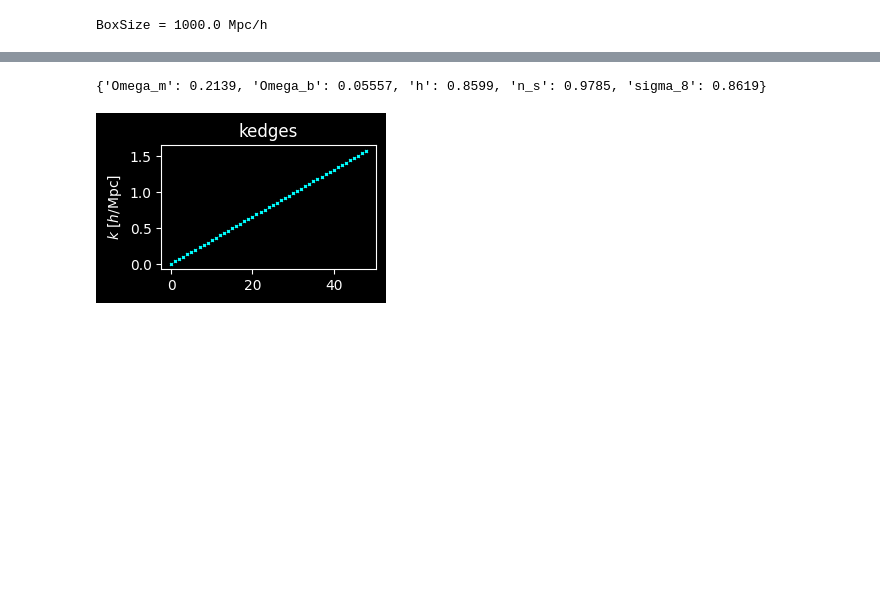
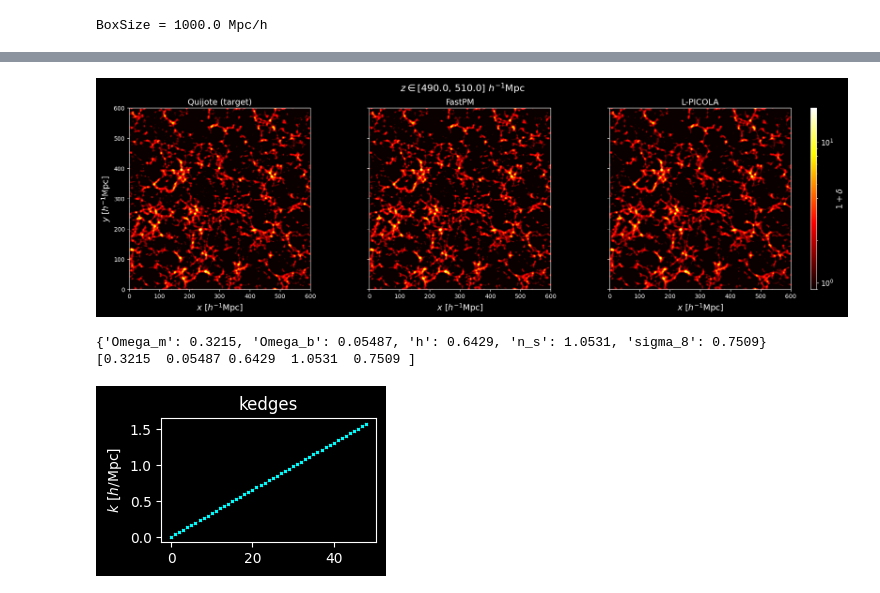
Before and after one commit to anirbanbairagi/Power-Spectrum-Change-Under-Gradient-Perturbation, a Jupyter notebook: DM_Q_case_only_fastpm.ipynb, the cells around one changed output, grey strips where cells are left out. Cells and saved outputs as stored; diff of their text form; code cells hidden in the pictures; blank space fills up the shorter version.

Commit message:
new notebook for set test plots

```diff
--- a/DM_Q_case_only_fastpm.ipynb
+++ b/DM_Q_case_only_fastpm.ipynb
@@ -424,3 +424,6 @@ pos_pm = infile['1/Position'][:]  # comoving positions [Mpc/h]
 #vel = infile['1/Velocity'][:]  # physical velocities [km/s]
 # %% [output]
 BoxSize = 1000.0 Mpc/h
+# %%
+lpicola_path = "/work/hdd/bdne/nchartier/cola_lh/%d/Cola%d_512_20stepsnLPTpos0p5_z0p500" % (seed, seed)
+pos_lpicola = readgadget.read_block(lpicola_path, "POS ", ptype) / 1e3  # kpc/h -> Mpc/h
@@ -427,3 +480,14 @@ BoxSize = 1000.0 Mpc/h
+# %%
+fig, axes = plot_density_slices(
+    [pos_nb, pos_pm, pos_lpicola],
+    ["Quijote (target)", "FastPM", "L-PICOLA"],
+    BoxSize, grid,
+    x_min=0., x_max=600., y_min=0., y_max=600., z_min=490., z_max=510.,
+    scale='log', colmap='hot', dmin=0.9, dmax=80,
+    smooth_sigma=1.0,
+    figroot=figroot, fname="dfield_slices_seed%d.pdf" % seed)
+# %% [output]
+[figure, added]
 # %%
 import yaml
 
@@ -434,12 +498,14 @@ def load_cosmology(config_path, params=params):
         config = yaml.safe_load(f)
     return dict(zip(params, config["nbody"]["cosmo"]))
 
-if __name__ == "__main__":
-    cosmology = load_cosmology(
-        "/work/hdd/bdne/maho3/cmass-ili/quijotelike_for_nicolas/fastpm/L1000-N128/1/config.yaml"
-    )
-    print(cosmology)
+scheck = "8"
+cosmology = load_cosmology(
+    "/work/hdd/bdne/maho3/cmass-ili/quijotelike_for_nicolas/fastpm/L1000-N128/%s/config.yaml"%scheck
+)
+print(cosmology)
 
-#params = simulato
+cos_check = np.loadtxt("/work/hdd/bdne/nchartier/quijote_lh/%s/Cosmo_params.dat"%scheck)
+print(cos_check)
 # %% [output]
-{'Omega_m': 0.2139, 'Omega_b': 0.05557, 'h': 0.8599, 'n_s': 0.9785, 'sigma_8': 0.8619}
+{'Omega_m': 0.3215, 'Omega_b': 0.05487, 'h': 0.6429, 'n_s': 1.0531, 'sigma_8': 0.7509}
+[0.3215  0.05487 0.6429  1.0531  0.7509 ]
```
Also changed, not shown: parts of 3 cells of this notebook.
